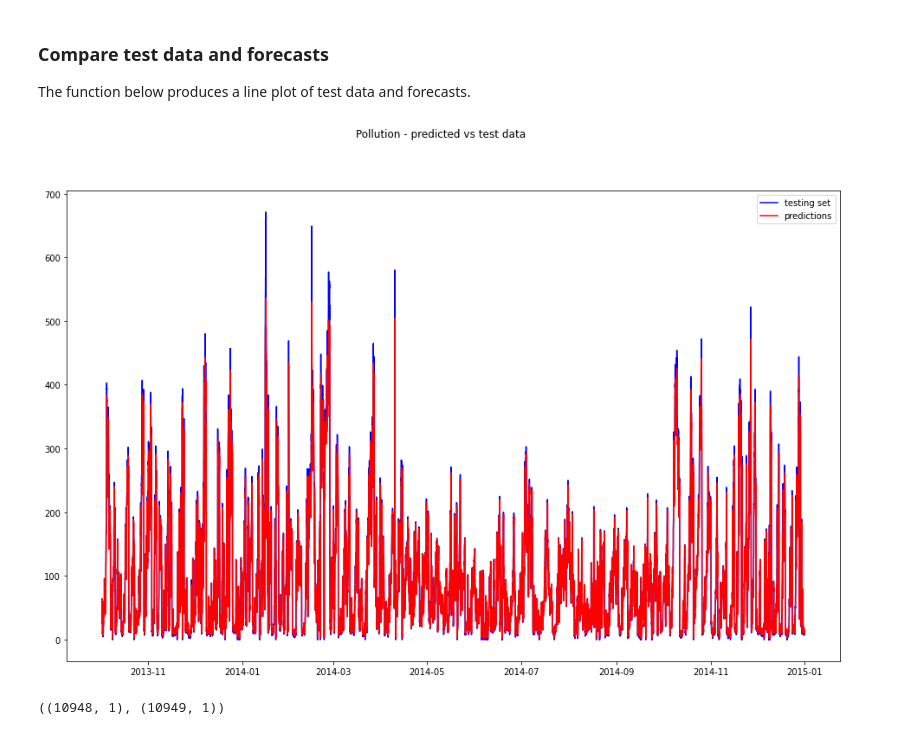
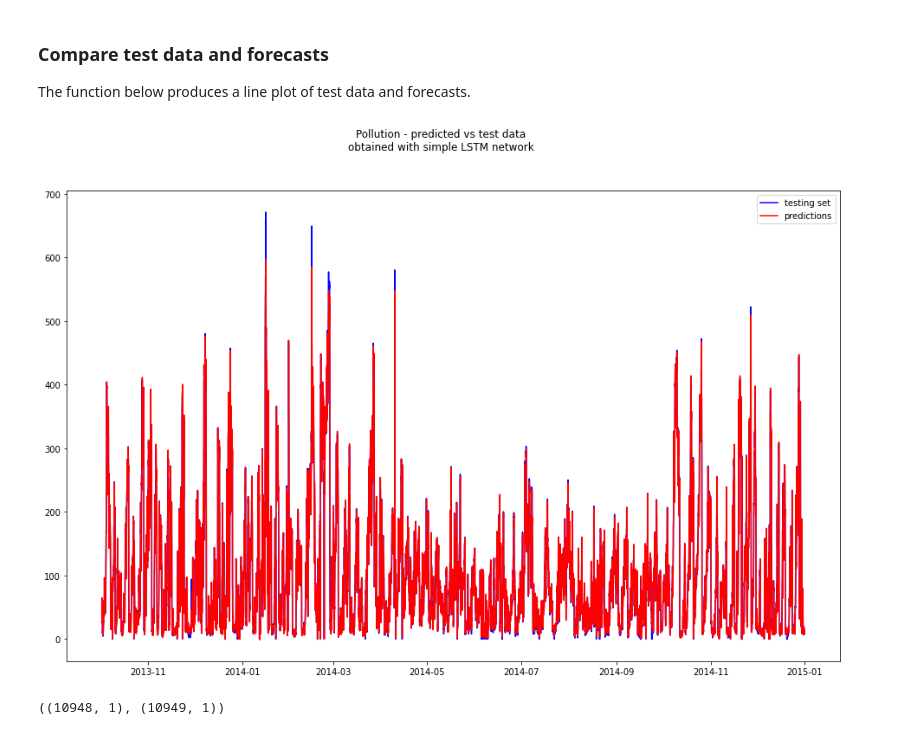
Before and after one commit to giuliots95/Time_series_forecast_with_LSTM_network, a Jupyter notebook: Pollution_time_series_forecast.ipynb, the cells around one changed output. Saved outputs shown, nothing was run; the diff lists cells and outputs as text; code cells hidden in the pictures.

```diff
--- a/Pollution_time_series_forecast.ipynb
+++ b/Pollution_time_series_forecast.ipynb
@@ -336,12 +367,12 @@ The last Dense layer works as an output layer and has the same shape of the targ
 # %%
 # design network
 model = Sequential()
-model.add(LSTM(units = 20,
+model.add(LSTM(units = X_train_reframed.shape[2],
                input_shape=(X_train_reframed.shape[1], X_train_reframed.shape[2]), # (num_timestamps, num_features), batch size unknown in advance
-              return_sequences=True, dropout=0.1))
+              return_sequences=True, dropout=0))
 
 # the first LSTM layer has to return a sequence (not a scalar value) as output. That's why return sequence = True
-model.add(LSTM(units = 20, return_sequences=False, dropout=0.1)) # here the output is a 2D array (batch_size, features) and only last sample
+model.add(LSTM(units = X_train_reframed.shape[2], return_sequences=False, dropout=0)) # here the output is a 2D array (batch_size, features) and only last sample
 model.add(Dense(Y_train.shape[1]))
 # %% [markdown]
 ### Compiling the model
@@ -352,8 +385,8 @@ I chose the MSE as model error score, since it's going to penalize high deviatio
 # Compiling the ANN
 metrics=['mean_squared_error', 'mean_absolute_error', RSquare()]
 # select the modelling error metric
-modelling_error_metric = 'mean_absolute_error'
-model.compile(optimizer = 'Adam', loss = modelling_error_metric, metrics = metrics)
+modelling_error_metric = 'mean_squared_error'
+model.compile(optimizer = optimizers.RMSprop(), loss = modelling_error_metric, metrics = metrics)
 #model.build()
 model.summary()
 # %% [output]
@@ -382,7 +420,7 @@ Another important point here: one has to enter the batch size (the number of sam
 # %%
 # add an early stopping criteria, to stop training if improvement in the
 # validation score is not growing. This should improve time coinsumption.
-early_stopping = EarlyStopping(monitor='val_loss', verbose = 0, patience = 5, min_delta = 1e-5, restore_best_weights = True)
+early_stopping = EarlyStopping(monitor='val_loss', verbose = 0, patience = 5, min_delta = 1e-3, restore_best_weights = True)
 
 # fit network
 start_time = time.time()
@@ -492,9 +522,9 @@ def plot_results(Y_test, Y_predicted, title = "Test data and predictions", index
     plt.legend()
 # %%
 
-plot_results(scaler_Y.inverse_transform(Y_test.values), Y_predicted, index = Y_test.index, title = "Pollution - predicted vs test data")
+plot_results(scaler_Y.inverse_transform(Y_test.values), Y_predicted, index = Y_test.index, title = "Pollution - predicted vs test data\nobtained with simple LSTM network")
 # %% [output]
-[figure, old version]
+[figure, new version]
 # %%
 Y_predicted.shape, Y_test.shape
 # %% [output]
```
Also changed, not shown: parts of 88 cells of this notebook.
